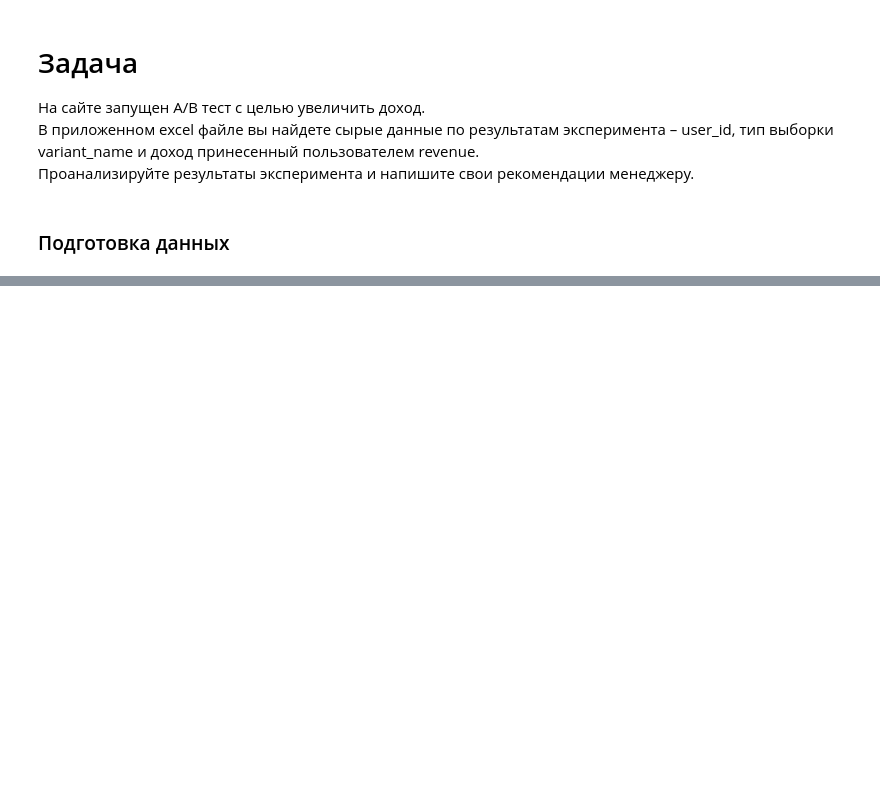
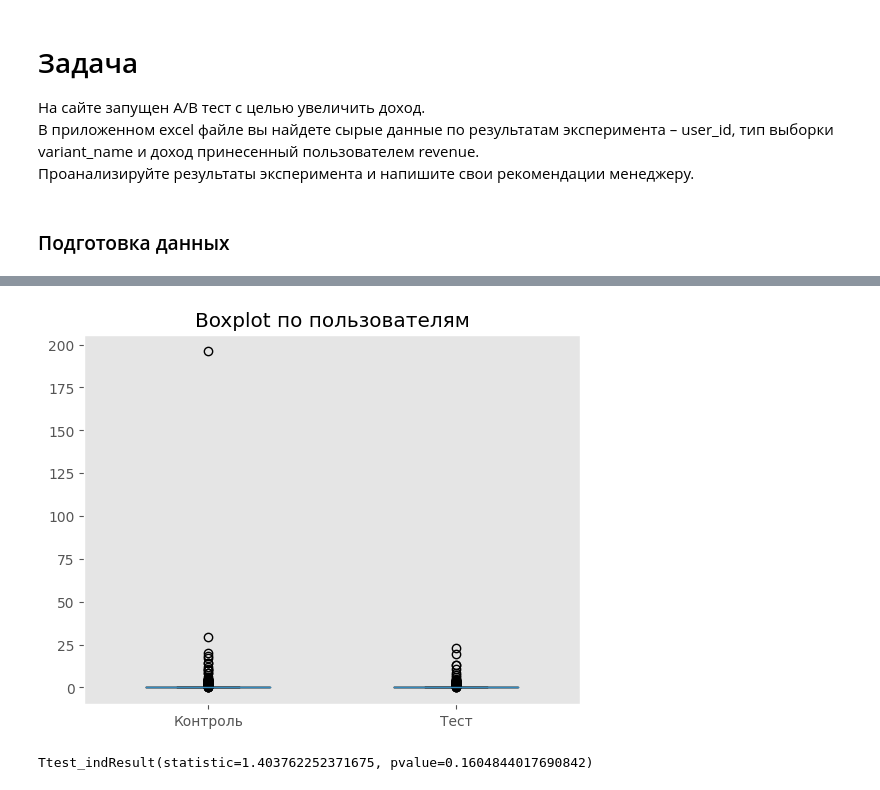
Before and after one commit to MaryVecherik/AB-test-seminars-homework, a Jupyter notebook: seminar8/homework8.ipynb, the cells around one changed output, grey strips where cells are left out. Drawn from its saved outputs; the diff is of its cells as text; code cells hidden in the pictures; blank space fills up the shorter version.

```diff
--- a/seminar8/homework8.ipynb
+++ b/seminar8/homework8.ipynb
@@ -25,0 +166,13 @@ FileNotFoundError: [Errno 2] No such file or directory: 'AB_Test_Results'
+# %%
+plt.boxplot([control_visit_all, test_visit_all],
+            labels=['Контроль','Тест'],
+            widths=0.5
+           )
+plt.title('Boxplot по пользователям',  loc='center')
+plt.grid(axis  ='both')
+# %% [output]
+[figure, added]
+# %%
+stats.ttest_ind(control_visit_all, test_visit_all, equal_var = False)
+# %% [output]
+Ttest_indResult(statistic=1.403762252371675, pvalue=0.1604844017690842)
```
Also changed, not shown: parts of 35 cells of this notebook.
